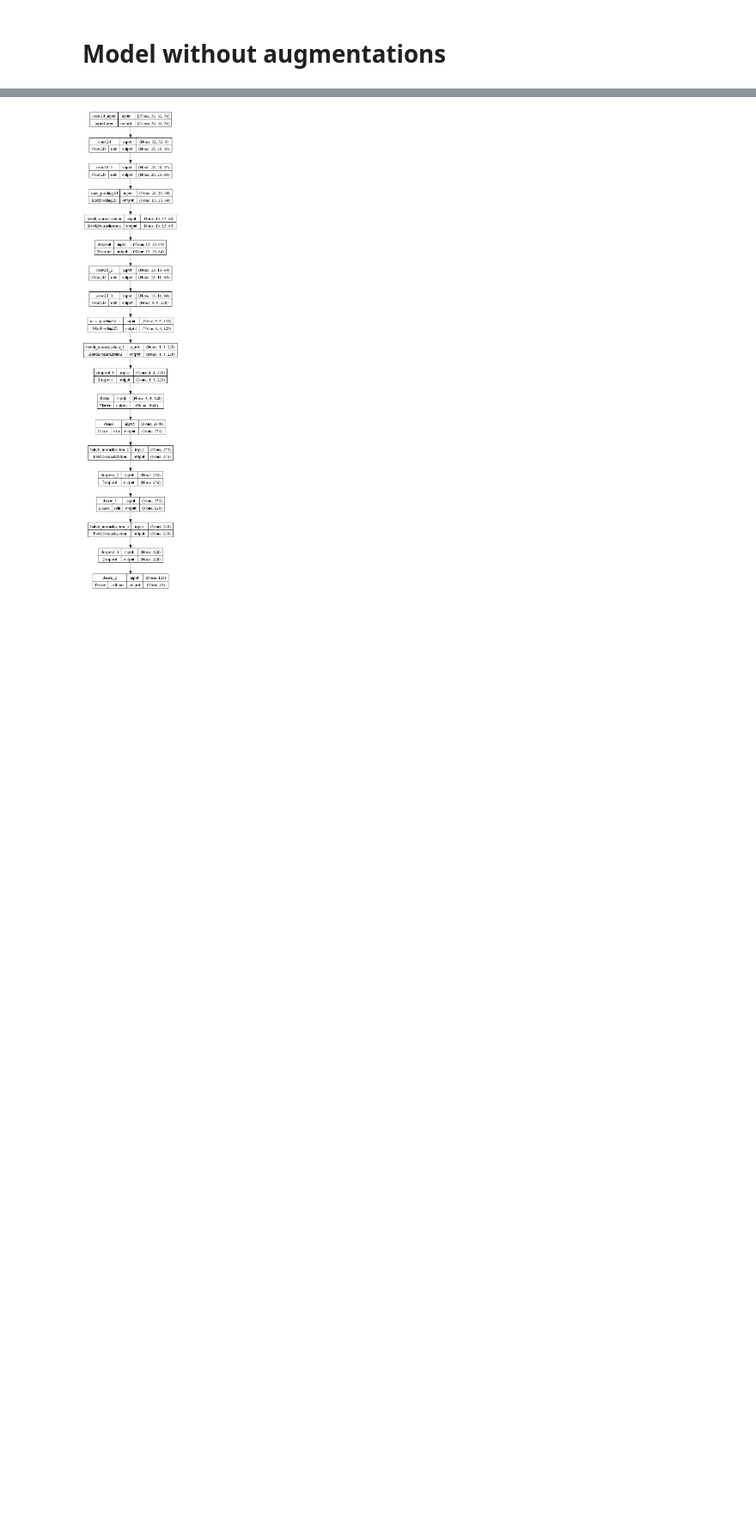
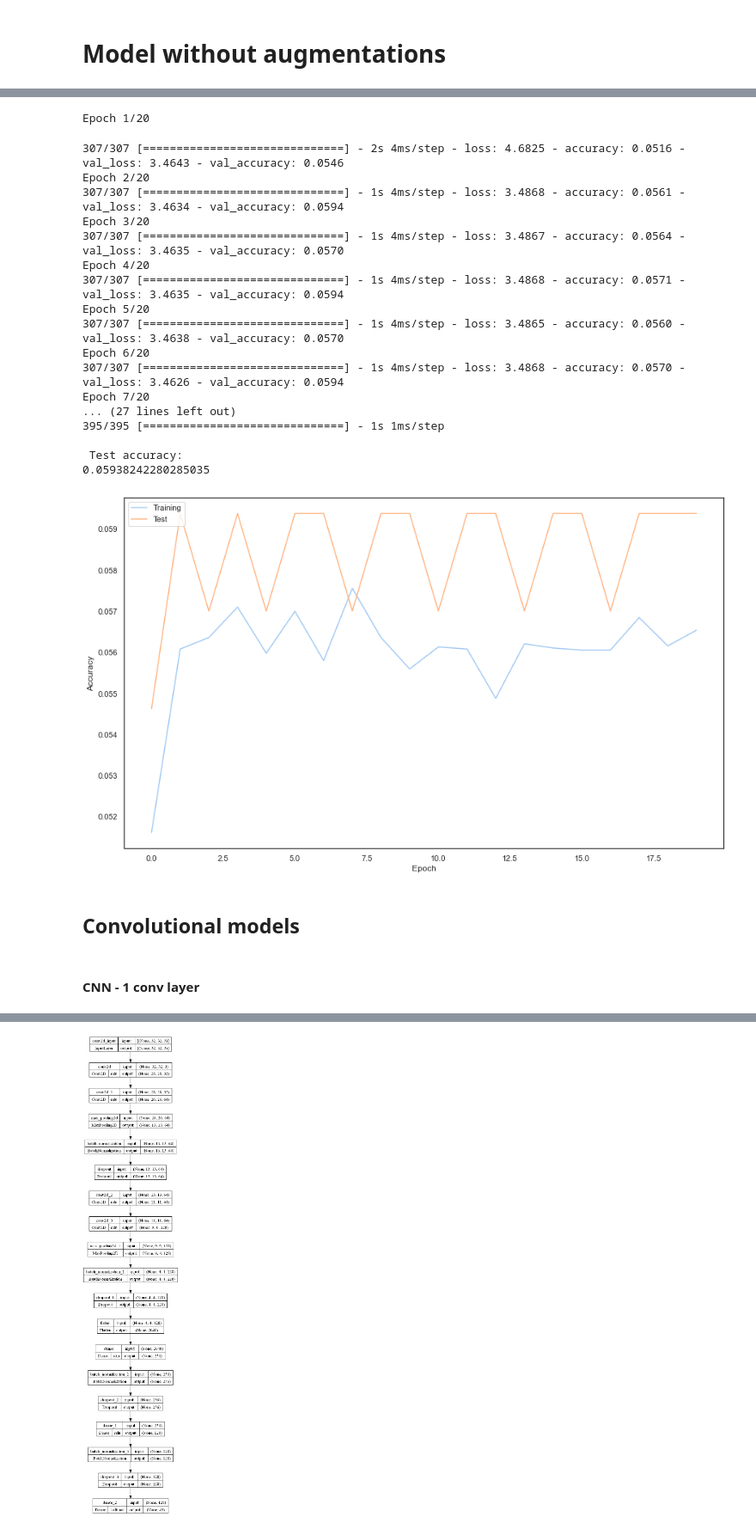
Before and after one commit to imarekkus/Master-s_Thesis, a Jupyter notebook: kody/EDA + Model.ipynb, the cells around one changed output, grey strips where cells are left out. Shown at 86% size. Cells and saved outputs as stored; diff of their text form; code cells hidden in the pictures; blank space fills up the shorter version.

```diff
--- a/kody/EDA + Model.ipynb
+++ b/kody/EDA + Model.ipynb
@@ -614,0 +485,8 @@ _________________________________________________________________
+# %%
+model = Sequential()
+model.add(Flatten(input_shape=X_train.shape[1:]))
+model.add(Dense(32, activation='relu'))
+model.add(Dense(64, activation='relu'))
+model.add(Dense(128, activation='relu'))
+model.add(Dense(43, activation='softmax'))
+model.summary()
@@ -614,0 +513,63 @@ _________________________________________________________________
+# %%
+# Setting up parameters
+epochs = 20
+batch_size = 128
+opt_adam = Adam(lr = 0.001)
+
+# Compiling model
+model.compile(
+    loss = 'categorical_crossentropy',
+    optimizer = opt_adam,
+    metrics = ['accuracy']
+);
+
+# Training model
+model_history = model.fit(X_train, y_train, batch_size=batch_size, epochs=epochs, validation_data = (X_test, y_test))
+
+# Predicting on test data
+y_predict = np.argmax(model.predict(X_test), axis=1)
+
+# Checking accuracy on test data
+print('\n Test accuracy: ')
+print(accuracy_score(np.array(testLabels), y_predict))
+
+# Setting up size of plot and theme
+sns.set_theme(style="white", palette="pastel")
+plt.figure(figsize=(15,9))
+
+# Plotting accuracy
+plt.plot(model_history.history['accuracy'])
+plt.plot(model_history.history['val_accuracy'])
+
+# Setting up labels
+plt.xlabel('Epoch')
+plt.ylabel('Accuracy')
+
+# and legend
+plt.legend(['Training', 'Test'], loc='upper left')
+
+plt.show()
+# %% [output]
+Epoch 1/20
+307/307 [==============================] - 2s 4ms/step - loss: 4.6825 - accuracy: 0.0516 - val_loss: 3.4643 - val_accuracy: 0.0546
+Epoch 2/20
+307/307 [==============================] - 1s 4ms/step - loss: 3.4868 - accuracy: 0.0561 - val_loss: 3.4634 - val_accuracy: 0.0594
+Epoch 3/20
+307/307 [==============================] - 1s 4ms/step - loss: 3.4867 - accuracy: 0.0564 - val_loss: 3.4635 - val_accuracy: 0.0570
+Epoch 4/20
+307/307 [==============================] - 1s 4ms/step - loss: 3.4868 - accuracy: 0.0571 - val_loss: 3.4635 - val_accuracy: 0.0594
+Epoch 5/20
+307/307 [==============================] - 1s 4ms/step - loss: 3.4865 - accuracy: 0.0560 - val_loss: 3.4638 - val_accuracy: 0.0570
+Epoch 6/20
+307/307 [==============================] - 1s 4ms/step - loss: 3.4868 - accuracy: 0.0570 - val_loss: 3.4626 - val_accuracy: 0.0594
+Epoch 7/20
+... (27 lines left out)
+395/395 [==============================] - 1s 1ms/step
+
+ Test accuracy:
+0.05938242280285035
+[figure, added]
+# %% [markdown]
+## Convolutional models
+# %% [markdown]
+#### CNN - 1 conv layer
```
Also changed, not shown: parts of 64 cells of this notebook, 6 other files.
